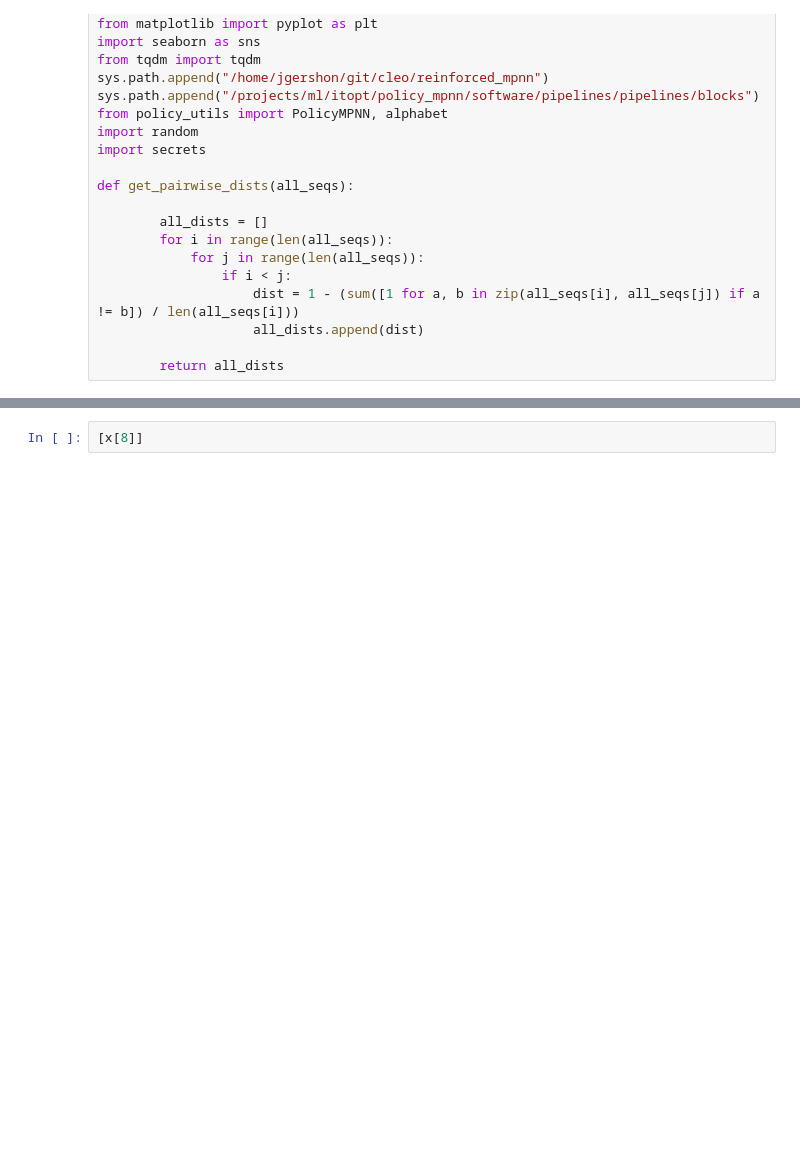
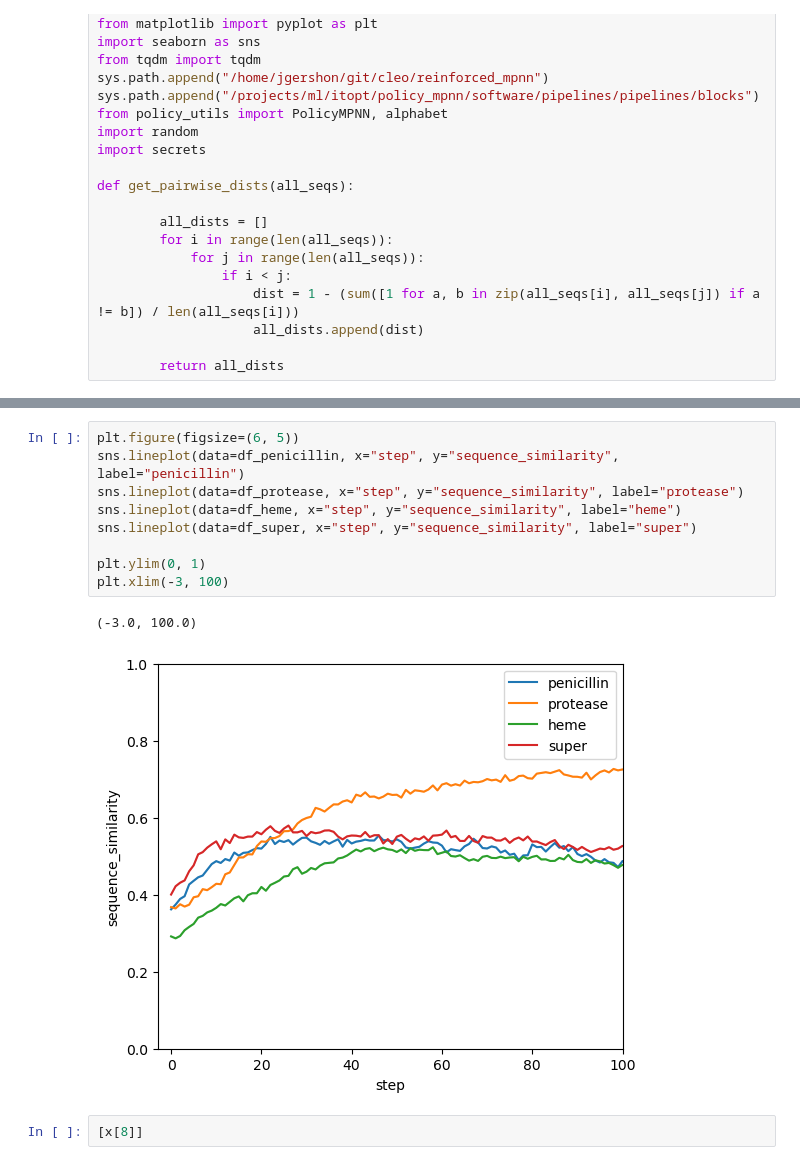
Before and after one commit to 0merle0/cleo, a Jupyter notebook: reinforced_mpnn/notebooks/policy_dev.ipynb, the cells around one changed output, grey strips where cells are left out. Saved outputs shown, nothing was run; the diff lists cells and outputs as text; blank space fills up the shorter version.

```diff
--- a/reinforced_mpnn/notebooks/policy_dev.ipynb
+++ b/reinforced_mpnn/notebooks/policy_dev.ipynb
@@ -176,3 +192,15 @@ ls: cannot access '/home/jgershon/projects/itopt/policy_mpnn/penicillin_dapo_fra
+# %%
+plt.figure(figsize=(6, 5))
+sns.lineplot(data=df_penicillin, x="step", y="sequence_similarity", label="penicillin")
+sns.lineplot(data=df_protease, x="step", y="sequence_similarity", label="protease")
+sns.lineplot(data=df_heme, x="step", y="sequence_similarity", label="heme")
+sns.lineplot(data=df_super, x="step", y="sequence_similarity", label="super")
+
+plt.ylim(0, 1)
+plt.xlim(-3, 100)
+# %% [output]
+(-3.0, 100.0)
+[figure, added]
 # %%
 [x[8]]
 # %% [output]
```
Also changed, not shown: parts of 4 cells of this notebook.
